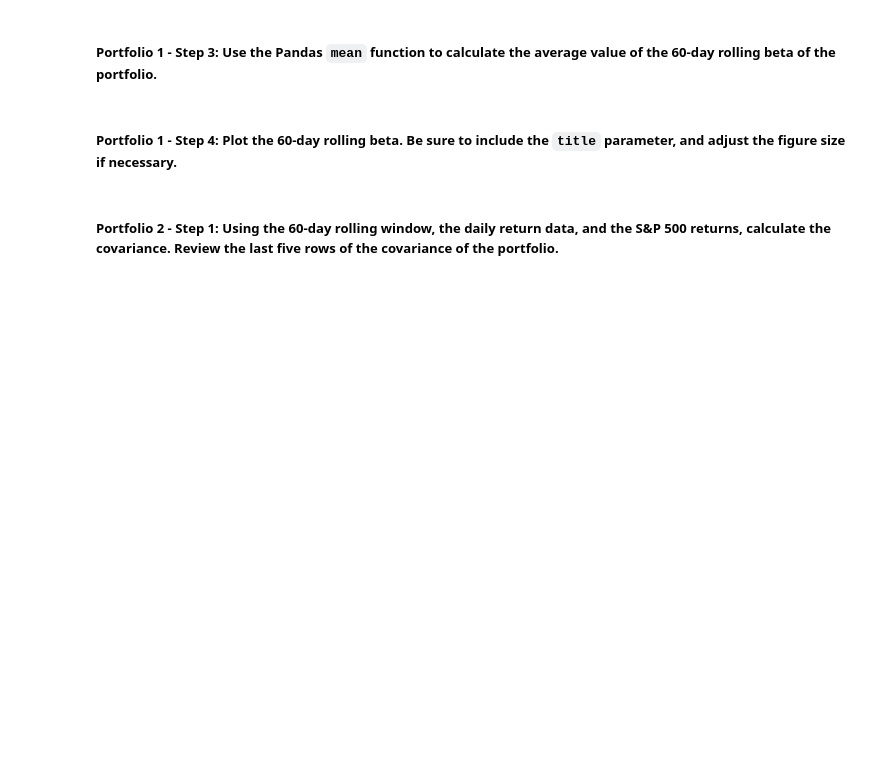
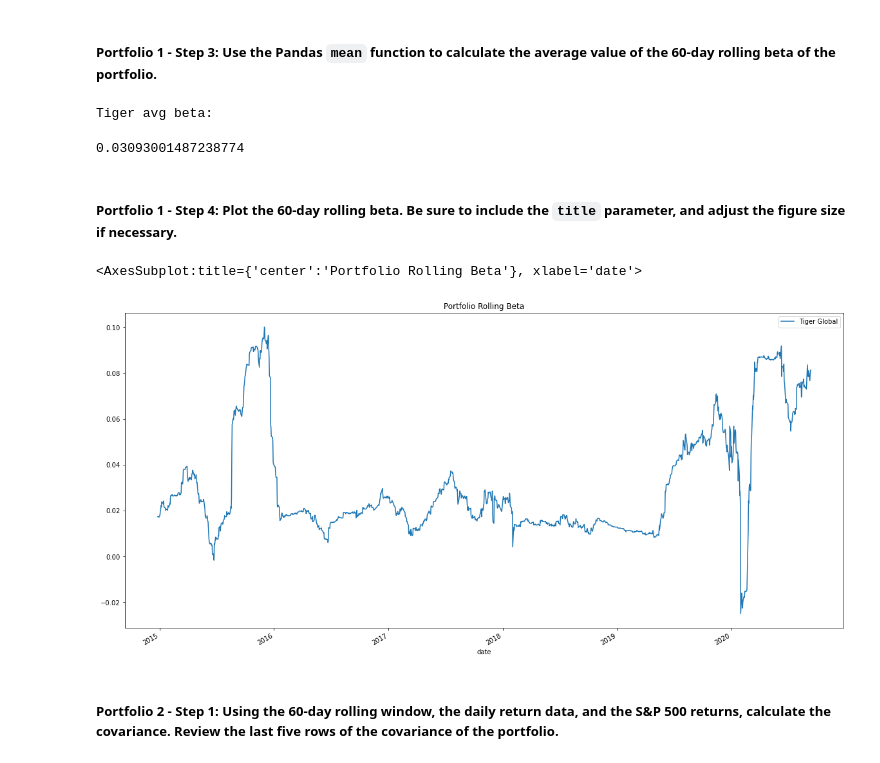
Before and after one commit to mwoj123/Module_4_Challenge, a Jupyter notebook: risk_return_analysis.ipynb, the cells around one changed output. Cells and saved outputs as stored; diff of their text form; code cells hidden in the pictures; blank space fills up the shorter version.

```diff
--- a/risk_return_analysis.ipynb
+++ b/risk_return_analysis.ipynb
@@ -391,8 +393,10 @@ Name: S&P 500, dtype: float64
 # %%
 # Calculate the covariance using a 60-day rolling window
 
-whale_navs_covariance_60 = whale_navs_returns.rolling(window=60).cov(whale_navs_returns['S&P 500'])
+tiger_covariance_60 = whale_navs_returns['TIGER GLOBAL MANAGEMENT LLC'].rolling(window=60).cov(whale_navs_returns['S&P 500'])
+
 
 # Review the last five rows of the covariance data
-whale_navs_covariance_60.tail()
+
+tiger_covariance_60.tail()
 # %% [output]
@@ -408,13 +412,12 @@ whale_navs_covariance_60.tail()
 # %%
 # Calculate the beta based on the 60-day rolling covariance compared to the market (S&P 500)
 
-# finished here
+tiger_beta_60 = tiger_covariance_60 / market_variance_60
 
 
-x = whale_navs_covariance_60.iloc[:,2] / whale_navs_covariance_60['S&P 500']
-x.tail()
 # Review the last five rows of the beta information
-#whale_navs_beta_60.tail()
+
+tiger_beta_60.tail()
 # %% [output]
 date
 2020-09-04    0.081061
@@ -427,13 +430,23 @@ dtype: float64
 ##### Portfolio 1 - Step 3: Use the Pandas `mean` function to calculate the average value of the 60-day rolling beta of the portfolio.
 # %%
 # Calculate the average of the 60-day rolling beta
-# YOUR CODE HERE
+print('Tiger avg beta:')
+tiger_beta_60.mean()
+
+#very low
+# %% [output]
+Tiger avg beta:
+0.03093001487238774
 # %% [markdown]
 ##### Portfolio 1 - Step 4: Plot the 60-day rolling beta. Be sure to include the `title` parameter, and adjust the figure size if necessary.
 # %%
 # Plot the rolling beta
 # Include a title parameter and adjust the figure size
-# YOUR CODE HERE
+
+tiger_beta_60.plot(figsize = (20,10), title = 'Portfolio Rolling Beta', legend = True, label = 'Tiger Global')
+# %% [output]
+<AxesSubplot:title={'center':'Portfolio Rolling Beta'}, xlabel='date'>
+[figure, added]
 # %% [markdown]
 ##### Portfolio 2 - Step 1: Using the 60-day rolling window, the daily return data, and the S&P 500 returns, calculate the covariance. Review the last five rows of the covariance of the portfolio.
 # %%
```
Also changed, not shown: parts of 11 cells of this notebook, 7 other files.
